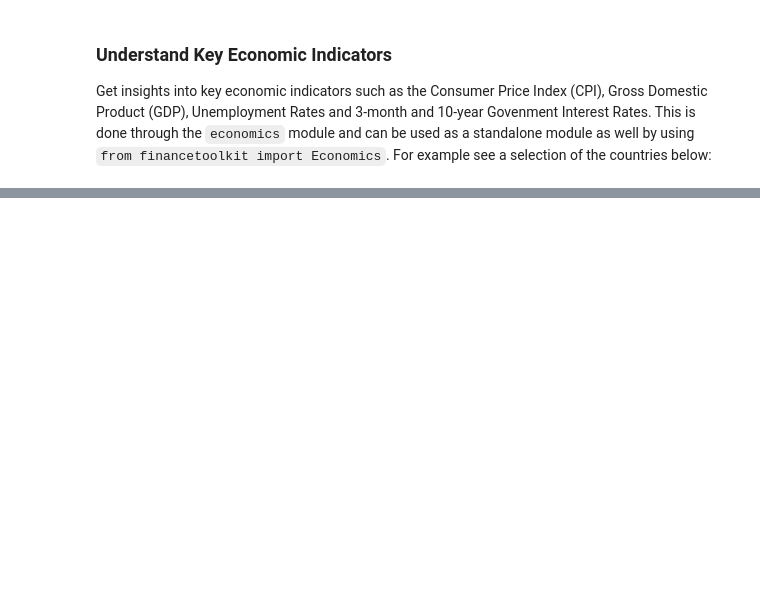
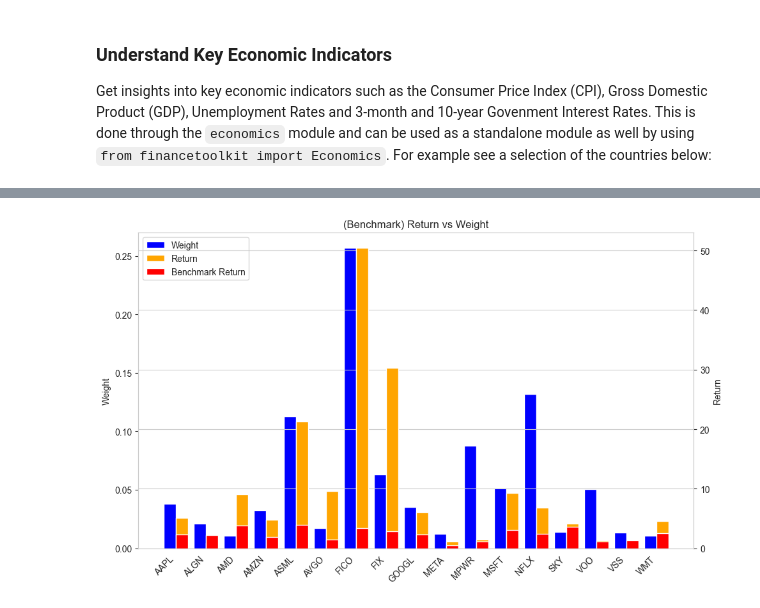
Before and after one commit to JerBouma/FinanceToolkit, a Jupyter notebook: examples/Finance Toolkit - 0. README Examples.ipynb, the cells around one changed output, grey strips where cells are left out. Saved outputs shown, nothing was run; the diff lists cells and outputs as text; code cells hidden in the pictures; blank space fills up the shorter version.

Commit message:
Add portfolio example to the file

```diff
--- a/examples/Finance Toolkit - 0. README Examples.ipynb
+++ b/examples/Finance Toolkit - 0. README Examples.ipynb
@@ -900,0 +893,40 @@ plt.show()
+# %%
+from financetoolkit import Portfolio
+
+instance = Portfolio(example=True, api_key=API_KEY)
+
+# Retrieve the full overview and drop the 'Portfolio' row
+df_overview = instance.get_portfolio_overview().drop("Portfolio")
+# Filter out positions with weight smaller than 1%
+filtered_df = df_overview[df_overview["Weight"] >= 0.01]
+
+bar_width = 0.4
+
+# Create indices for the bars (bar_width is already defined)
+indices = np.arange(len(filtered_df))
+
+fig, ax = plt.subplots(figsize=(10, 6))
+# Plot weight on the primary axis
+ax.bar(indices - bar_width/2, filtered_df["Weight"], width=bar_width, label="Weight", color="blue")
+
+# Create a secondary axis for return
+ax2 = ax.twinx()
+ax2.bar(indices + bar_width/2, filtered_df["Return"], width=bar_width, label="Return", color="orange")
+ax2.bar(indices + bar_width/2, filtered_df["Benchmark Return"], width=bar_width, label="Benchmark Return", color="red")
+
+ax.set_xticks(indices)
+ax.set_xticklabels(filtered_df.index, rotation=45, ha="right")
+ax.set_ylabel("Weight")
+ax2.set_ylabel("Return")
+ax.set_title("(Benchmark) Return vs Weight")
+
+# Combine legends from both axes
+lines, labels = ax.get_legend_handles_labels()
+lines2, labels2 = ax2.get_legend_handles_labels()
+ax.legend(lines + lines2, labels + labels2, loc="upper left")
+ax.grid(False)
+
+plt.tight_layout()
+plt.show()
+# %% [output]
+[figure, added]
```
Also changed, not shown: parts of 13 cells of this notebook.
